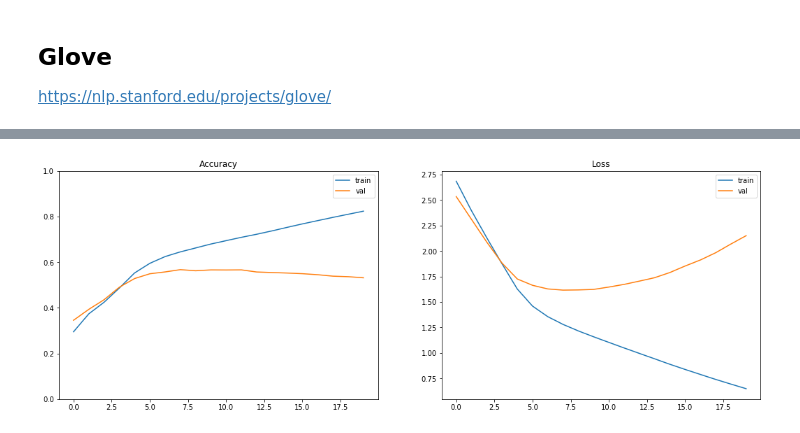
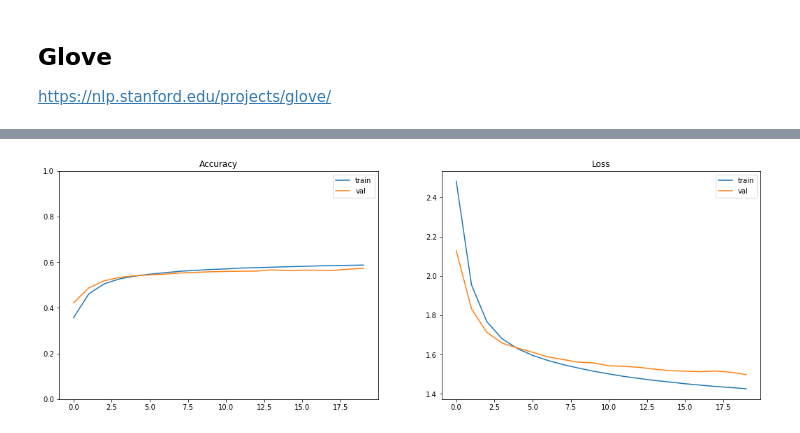
Before and after one commit to lopez-/kaggle_projects, a Jupyter notebook: huffington_news_category/embedding.ipynb, the cells around one changed output, grey strips where cells are left out. Cells and saved outputs as stored; diff of their text form; code cells hidden in the pictures.

```diff
--- a/huffington_news_category/embedding.ipynb
+++ b/huffington_news_category/embedding.ipynb
@@ -31,9 +31,3 @@ log_dir = '/home/lopez/Documents/tensorboard-logs'
 # %%
-with open('../boto-config.json') as json_data:
-    boto_config = json.load(json_data)
-
-s3 = boto3.client(
-    's3',
-    aws_access_key_id=boto_config['aws_access_key_id'],
-    aws_secret_access_key=boto_config['aws_secret_access_key']
-)
+with open('../config.json') as json_data:
+    config = json.load(json_data)
@@ -40,3 +40,8 @@ s3 = boto3.client(
+# %%
+callbacks = [
+    EarlyStopping(monitor='acc', patience=1),
+    TensorBoard(log_dir=config['tensorboard_logs'])
+]
 # %%
 model_dir = 'trained_models'
 try:
@@ -126,11 +131,6 @@ y_test = to_categorical(labels[training_samples+val_samples:])
 # %% [markdown]
 ## Glove
 https://nlp.stanford.edu/projects/glove/
-# %%
-callbacks = [
-    EarlyStopping(monitor='acc', patience=1),
-    TensorBoard(log_dir=log_dir)
-]
 # %%
 embedding_index = {}
 
@@ -260,16 +247,20 @@ model.add(Embedding(max_dict_words, embedding_dim, input_length=max_seq_words))
 model.add(layers.GRU(20))
 model.add(Dense(128, activation='relu'))
 model.add(Dense(num_labels, activation='softmax'))
-model.summary()
+
+model.layers[0].set_weights([embedding_matrix])
+model.layers[0].trainable = False
 
 model.compile(optimizer='rmsprop', loss='categorical_crossentropy', metrics=['acc'])
+
+model.summary()
 
 history = model.fit(X_train,
                     y_train,
                     epochs=20,
                     batch_size=256,
                     validation_data=(X_val, y_val),
-                    callbacks = [EarlyStopping(monitor='acc', patience=1)])
+                    callbacks = callbacks)
 
 evaluate_nn(history)
 # %% [output]
@@ -293,4 +284,4 @@ Max Val Accuracy 0.5670507284980294 on Epoch 7
-[figure, old version]
+[figure, new version]
 # %%
 model = Sequential()
 model.add(Embedding(max_dict_words, embedding_dim, input_length=max_seq_words))
```
Also changed, not shown: parts of 15 cells of this notebook, 2 other files.
